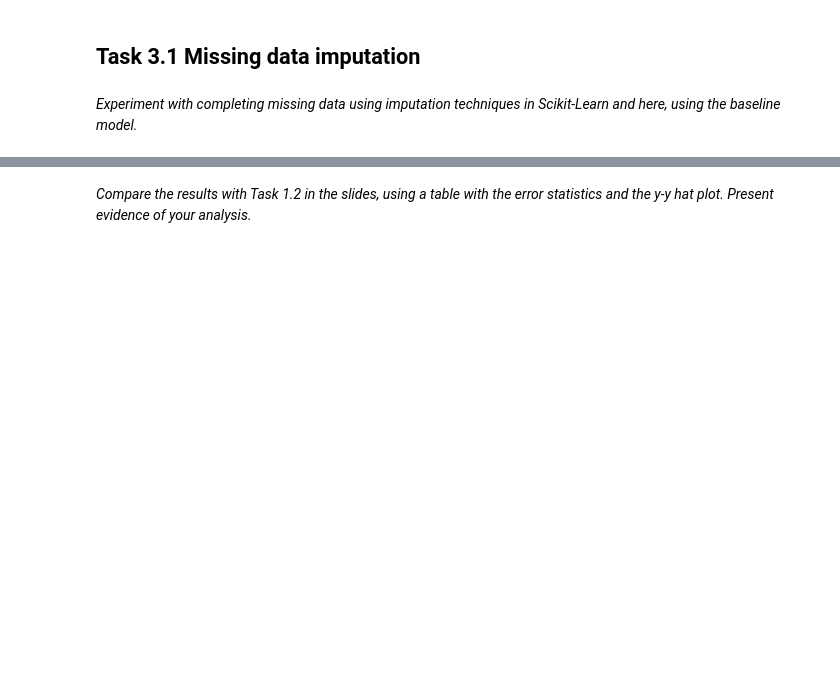
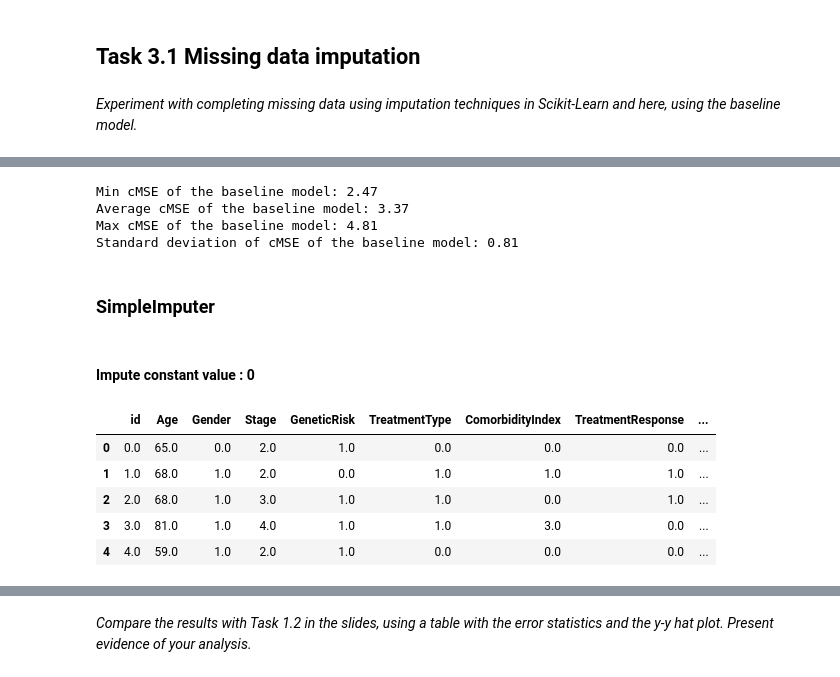
Before and after one commit to magdaa08/multiple_myeloma_survival, a Jupyter notebook: ml_nova_multiple_myeloma_survival.ipynb, the cells around one changed output, grey strips where cells are left out. Drawn from its saved outputs; the diff is of its cells as text; code cells hidden in the pictures; blank space fills up the shorter version.

```diff
--- a/ml_nova_multiple_myeloma_survival.ipynb
+++ b/ml_nova_multiple_myeloma_survival.ipynb
@@ -561,0 +592,30 @@ save_predictions_to_csv(predictions, 'Nonlinear-submission-01')
+# %%
+print_cMSE_statistics(cMSEs, "baseline")
+
+x_labels.append("Original w/o\nmissing data")
+cmses_mean[0], stds[0] = np.mean(cMSEs), np.std(cMSEs)
+# %% [output]
+Min cMSE of the baseline model: 2.47
+Average cMSE of the baseline model: 3.37
+Max cMSE of the baseline model: 4.81
+Standard deviation of cMSE of the baseline model: 0.81
+# %% [markdown]
+### SimpleImputer
+# %% [markdown]
+#### Impute constant value : 0
+# %%
+from sklearn.impute import SimpleImputer
+
+imputer_constant = SimpleImputer(missing_values=np.nan, strategy="constant", fill_value=0)
+
+imputed_constant = imputer_constant.fit_transform(df_train)
+df_imputed_constant = pd.DataFrame(imputed_constant, columns=df_train.columns)
+
+df_imputed_constant.head()
+# %% [output]
+|  | id | Age | Gender | Stage | GeneticRisk | TreatmentType | ComorbidityIndex | TreatmentResponse | ... |
+| 0 | 0.0 | 65.0 | 0.0 | 2.0 | 1.0 | 0.0 | 0.0 | 0.0 | ... |
+| 1 | 1.0 | 68.0 | 1.0 | 2.0 | 0.0 | 1.0 | 1.0 | 1.0 | ... |
+| 2 | 2.0 | 68.0 | 1.0 | 3.0 | 1.0 | 1.0 | 0.0 | 1.0 | ... |
+| 3 | 3.0 | 81.0 | 1.0 | 4.0 | 1.0 | 1.0 | 3.0 | 0.0 | ... |
+| 4 | 4.0 | 59.0 | 1.0 | 2.0 | 1.0 | 0.0 | 0.0 | 0.0 | ... |
```
Also changed, not shown: parts of 36 cells of this notebook, 2 other files.
